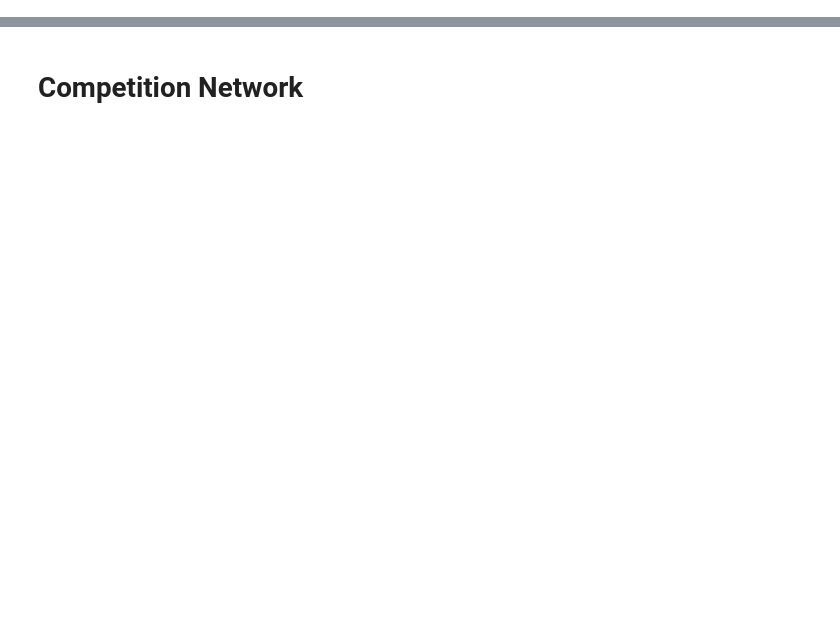
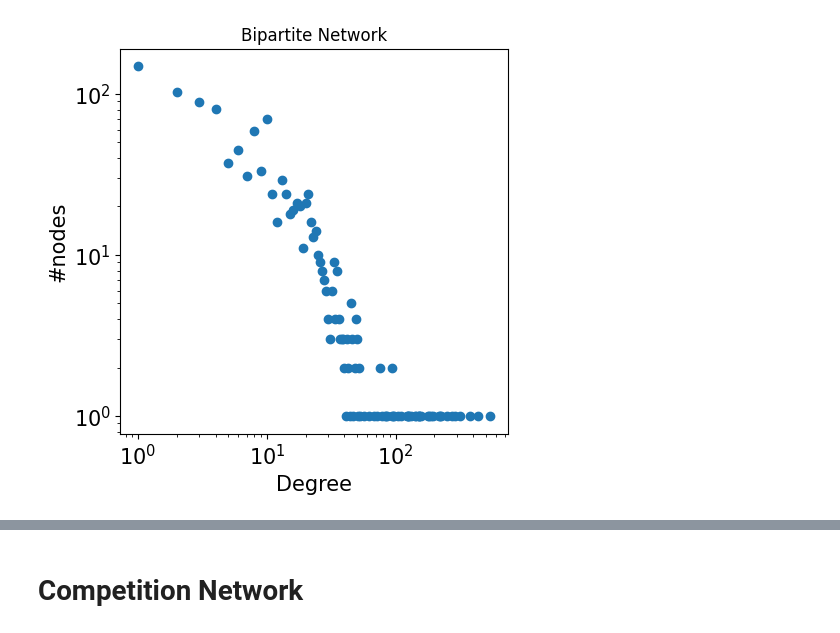
Before and after one commit to sarmijavier/complex_network_project_mouse_and_human_gut_microbiota, a Jupyter notebook: competition_network.ipynb, the cells around one changed output, grey strips where cells are left out. Drawn from its saved outputs; the diff is of its cells as text; code cells hidden in the pictures; blank space fills up the shorter version.

Commit message:
main analysis in bipartite network and building competition network

```diff
--- a/competition_network.ipynb
+++ b/competition_network.ipynb
@@ -573,0 +11,25 @@ plt.show()
+# %%
+def represent_degree_distribution(G,node_list,scale='linear',rep='bars', title=''):
+    degree_sequence=[G.degree(node) for node in node_list]
+    from collections import Counter
+
+    degree_counts = Counter(degree_sequence)
+    min_degree=min(degree_sequence)
+    max_degree=max(degree_sequence)
+
+    degrees=list(degree_counts.keys())
+    degree_count=list(degree_counts.values())
+
+    fig,ax=plt.subplots(1,1,figsize=(5,5))
+    if rep=='bars':
+        ax.bar(degrees,degree_count)
+    if rep=='scatter':
+        ax.scatter(degrees,degree_count)
+
+    if scale=='log':
+        ax.set_xscale('log')
+        ax.set_yscale('log')
+    ax.set_xlabel('Degree',fontsize=15)
+    ax.set_ylabel('#nodes',fontsize=15)
+    ax.tick_params(which='major',axis='both',labelsize=15)
+    ax.set_title(title)
@@ -573,0 +415,4 @@ plt.show()
+# %%
+represent_degree_distribution(B,node_list=B.nodes(),scale='log',rep='scatter', title='Bipartite Network') ## Represent the degree distribution of the graph with a scatter plot and log scale
+# %% [output]
+[figure, added]
```
Also changed, not shown: parts of 83 cells of this notebook.
